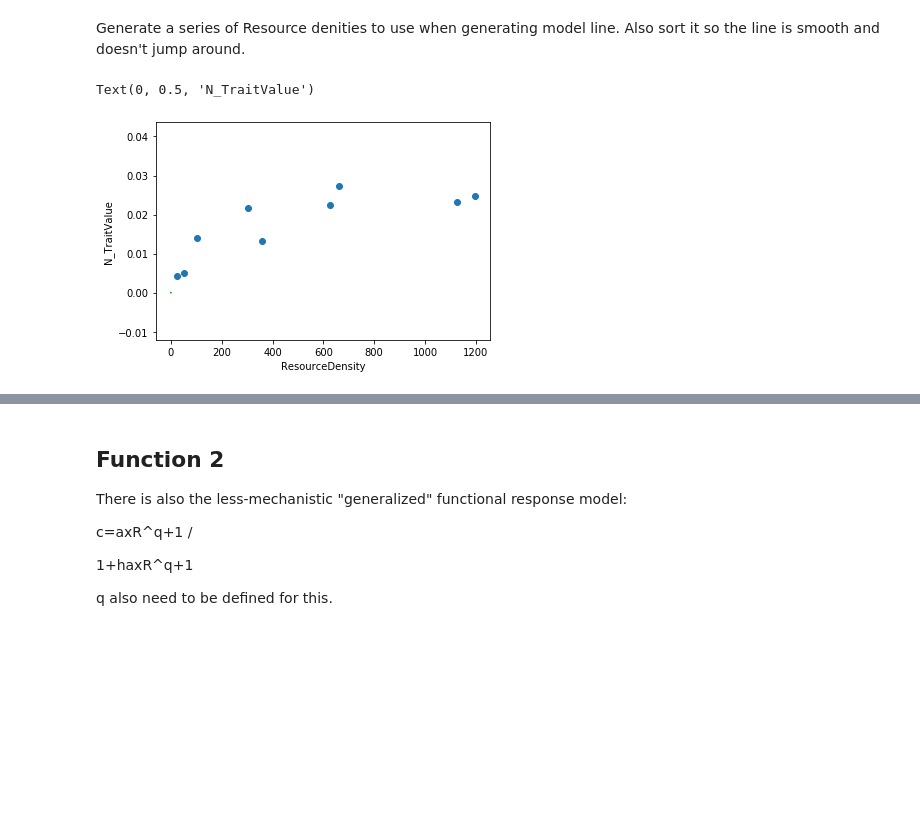
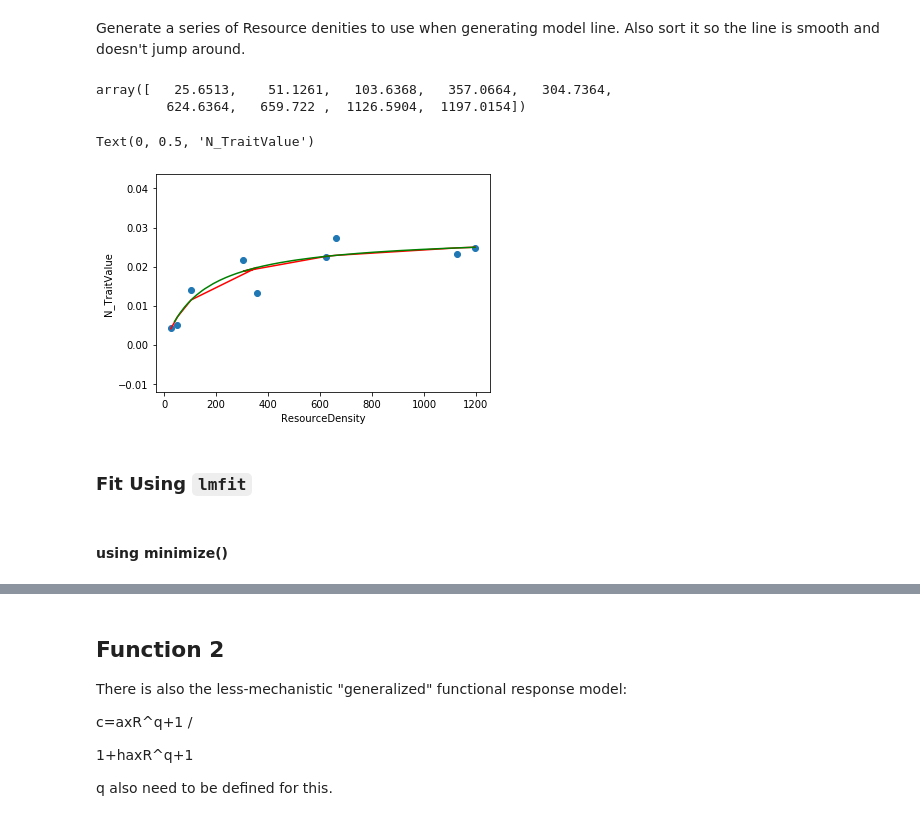
Before and after one commit to Don-Burns/CMEE, a Jupyter notebook: MiniProject/Code/Fitting.ipynb, the cells around one changed output, grey strips where cells are left out. Saved outputs shown, nothing was run; the diff lists cells and outputs as text; code cells hidden in the pictures; blank space fills up the shorter version.

```diff
--- a/MiniProject/Code/Fitting.ipynb
+++ b/MiniProject/Code/Fitting.ipynb
@@ -61,15 +61,23 @@ array([  1.86343017e-04,   3.55860752e+01])
 Generate a series of Resource denities to use when generating model line.
 Also sort it so the line is smooth and doesn't jump around.
 # %%
-RDensities = sc.random.uniform(min(NTrait), max(NTrait), 200)
+RDensities = sc.random.uniform(min(ResDens), max(ResDens), 200)
 RDensities.sort()
 # RDensities
+ResDens
+# %% [output]
+array([   25.6513,    51.1261,   103.6368,   357.0664,   304.7364,
+         624.6364,   659.722 ,  1126.5904,  1197.0154])
 # %%
 plt.scatter(ResDens, NTrait)
-# plt.plot(ResDens, calc_C(ResDens, *popt), '-r')
+plt.plot(ResDens, calc_C(ResDens, *popt), '-r')
 plt.plot(RDensities, calc_C(RDensities, *popt), '-g')
 plt.xlabel('ResourceDensity')
 plt.ylabel('N_TraitValue')
 # %% [output]
 Text(0, 0.5, 'N_TraitValue')
-[figure, old version]
+[figure, new version]
+# %% [markdown]
+### Fit Using `lmfit`
+# %% [markdown]
+#### using minimize()
```
Also changed, not shown: parts of 15 cells of this notebook, 1 other file.
